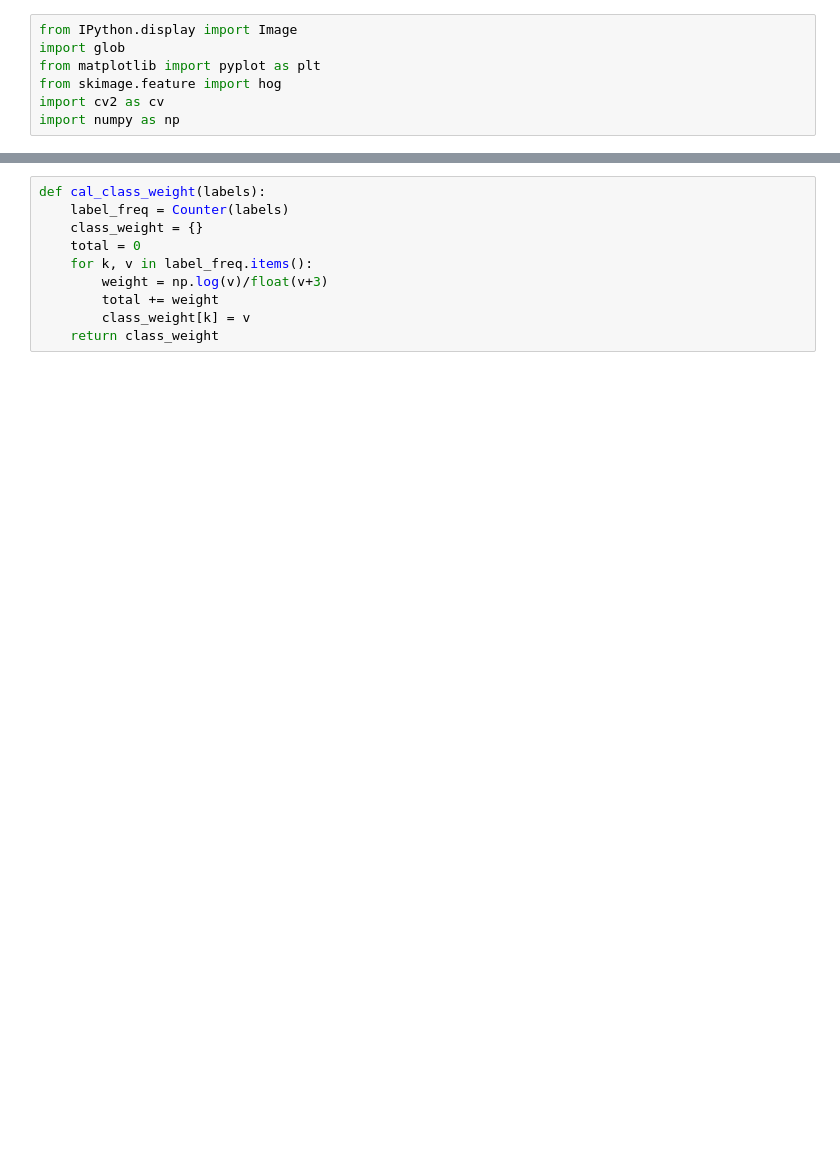
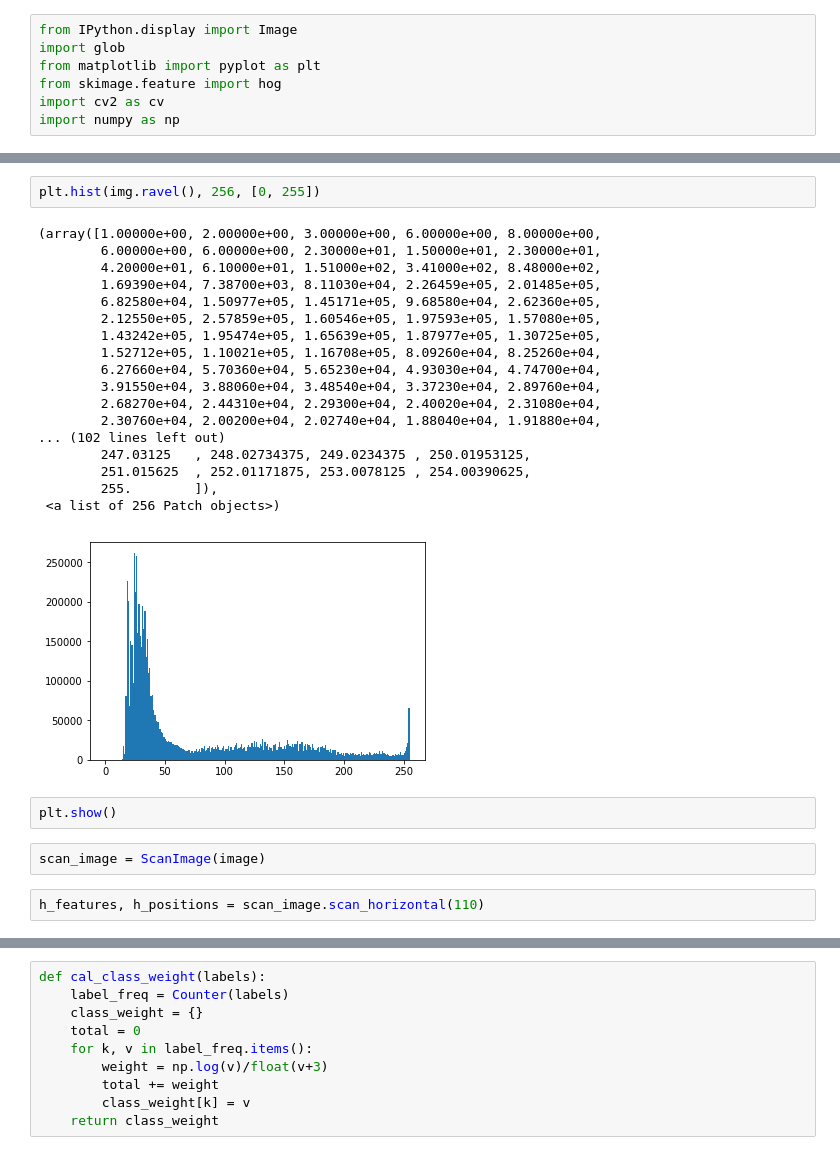
Before and after one commit to joannecylam/vehicle_dection, a Jupyter notebook: road edge detection.ipynb, the cells around one changed output, grey strips where cells are left out. Drawn from its saved outputs; the diff is of its cells as text; blank space fills up the shorter version.

```diff
--- a/road edge detection.ipynb
+++ b/road edge detection.ipynb
@@ -108,0 +62,27 @@ from sklearn.svm import SVC
+# %%
+plt.hist(img.ravel(), 256, [0, 255])
+# %% [output]
+(array([1.00000e+00, 2.00000e+00, 3.00000e+00, 6.00000e+00, 8.00000e+00,
+        6.00000e+00, 6.00000e+00, 2.30000e+01, 1.50000e+01, 2.30000e+01,
+        4.20000e+01, 6.10000e+01, 1.51000e+02, 3.41000e+02, 8.48000e+02,
+        1.69390e+04, 7.38700e+03, 8.11030e+04, 2.26459e+05, 2.01485e+05,
+        6.82580e+04, 1.50977e+05, 1.45171e+05, 9.68580e+04, 2.62360e+05,
+        2.12550e+05, 2.57859e+05, 1.60546e+05, 1.97593e+05, 1.57080e+05,
+        1.43242e+05, 1.95474e+05, 1.65639e+05, 1.87977e+05, 1.30725e+05,
+        1.52712e+05, 1.10021e+05, 1.16708e+05, 8.09260e+04, 8.25260e+04,
+        6.27660e+04, 5.70360e+04, 5.65230e+04, 4.93030e+04, 4.74700e+04,
+        3.91550e+04, 3.88060e+04, 3.48540e+04, 3.37230e+04, 2.89760e+04,
+        2.68270e+04, 2.44310e+04, 2.29300e+04, 2.40020e+04, 2.31080e+04,
+        2.30760e+04, 2.00200e+04, 2.02740e+04, 1.88040e+04, 1.91880e+04,
+... (102 lines left out)
+        247.03125   , 248.02734375, 249.0234375 , 250.01953125,
+        251.015625  , 252.01171875, 253.0078125 , 254.00390625,
+        255.        ]),
+ <a list of 256 Patch objects>)
+[figure, added]
+# %%
+plt.show()
+# %%
+scan_image = ScanImage(image)
+# %%
+h_features, h_positions = scan_image.scan_horizontal(110)
```
Also changed, not shown: parts of 47 cells of this notebook.
